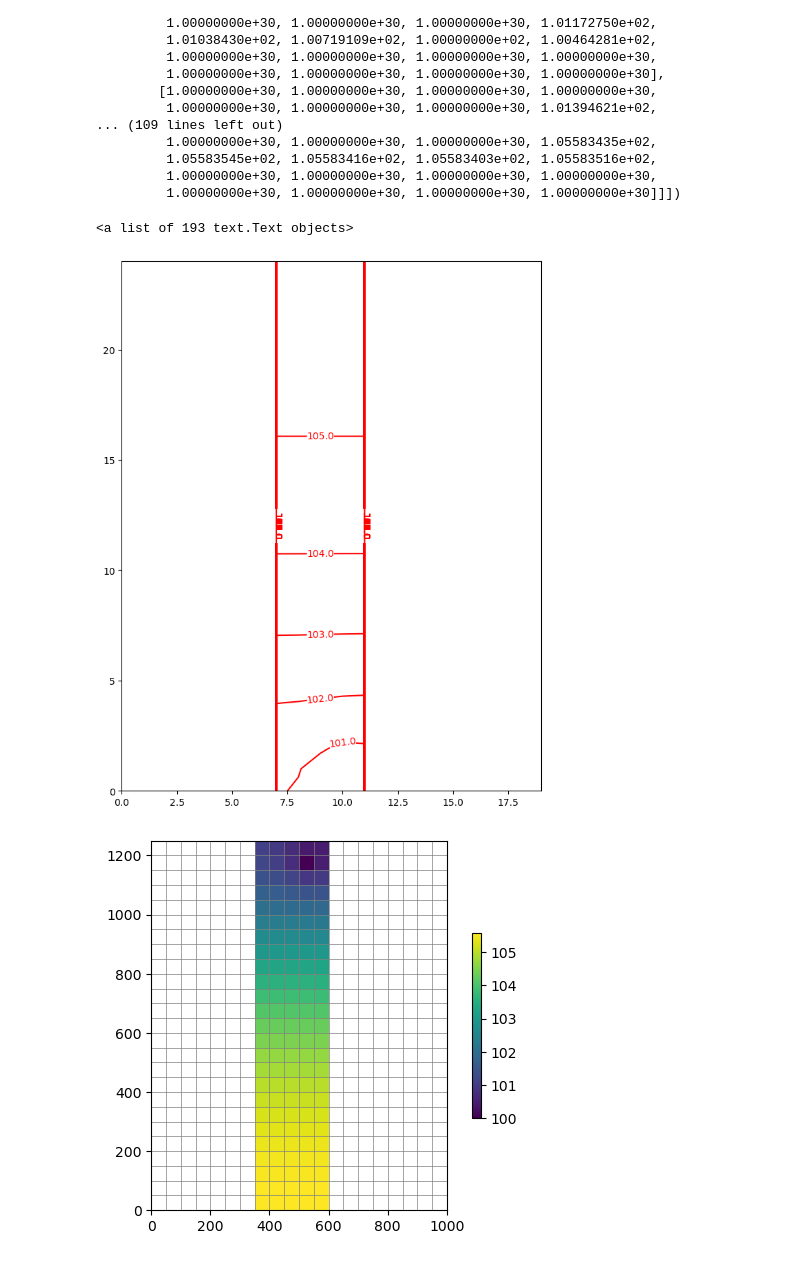
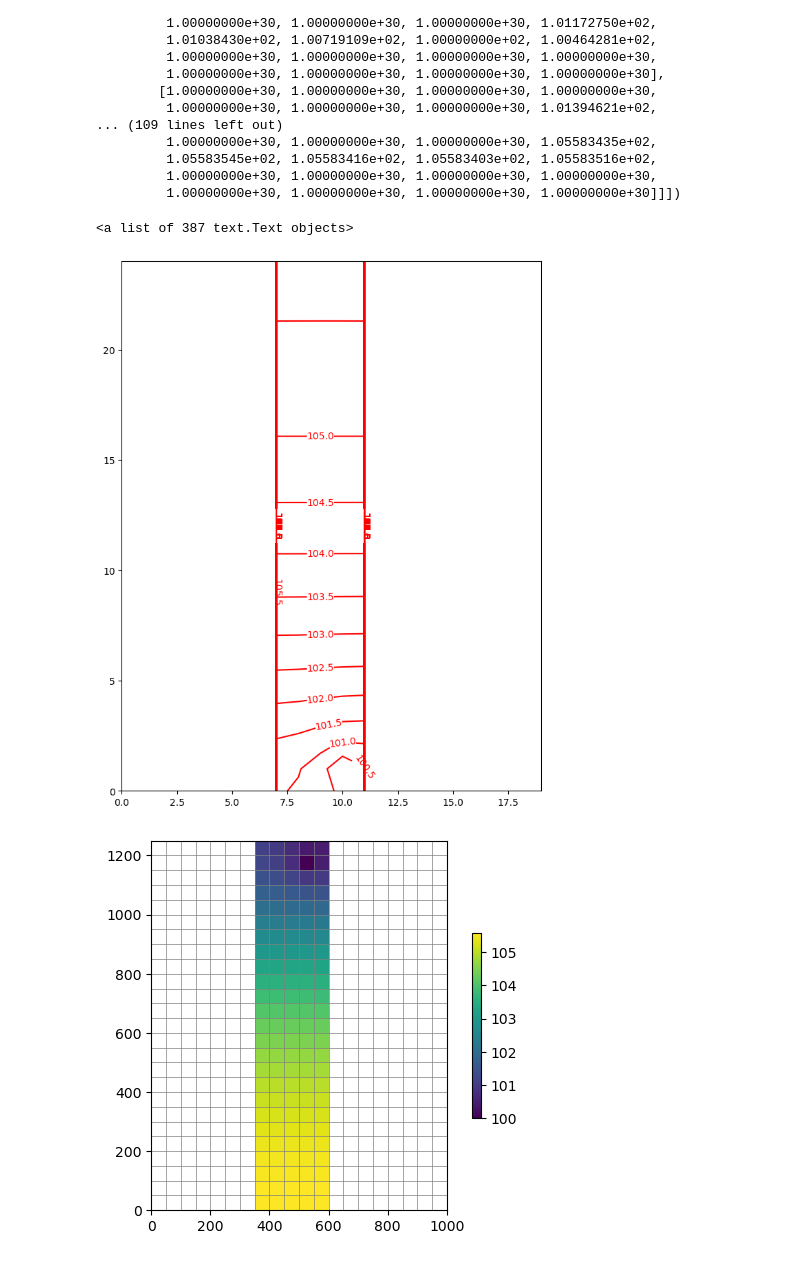
Before and after one commit to Omowumieru/flopy_project, a Jupyter notebook: Modflow_project.ipynb, the cells around one changed output. Saved outputs shown, nothing was run; the diff lists cells and outputs as text; code cells hidden in the pictures.

```diff
--- a/Modflow_project.ipynb
+++ b/Modflow_project.ipynb
@@ -134,15 +141,15 @@ array([[[1.00000000e+30, 1.00000000e+30, 1.00000000e+30, 1.00000000e+30,
 # %%
 plt.subplot(1,1,1, aspect="equal")
 fig = plt.gcf()
 fig.set_figheight(10)
 fig.set_figwidth(10)
 head = h
-levels= np.arange(0,200,1)
+levels= np.arange(0,200,0.5)
 c=plt.contour(head[0,:,:], levels=levels, colors="red")
 plt.clabel(c,fmt="%2.1f")
 # %% [output]
-<a list of 193 text.Text objects>
+<a list of 387 text.Text objects>
-[figure, old version]
+[figure, new version]
 # %%
 m = f.plot.PlotMapView(gwf)
 # w=m.plot_bc("CHD")
```
Also changed, not shown: parts of 9 cells of this notebook, 15 other files.
